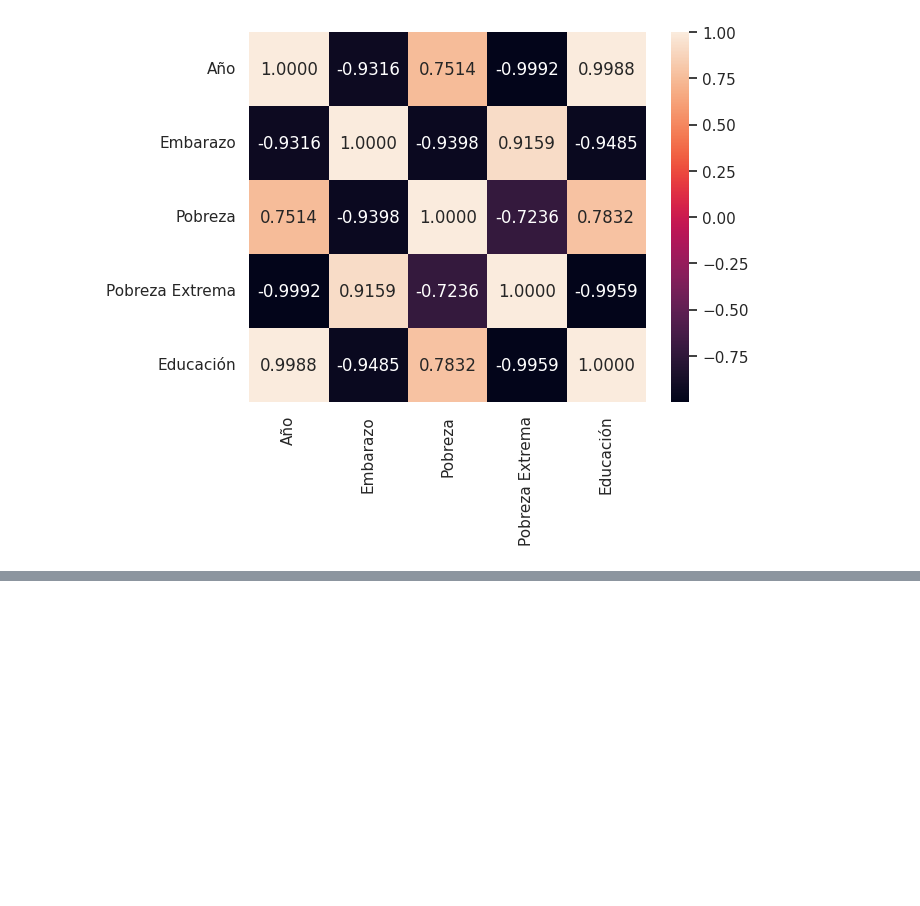
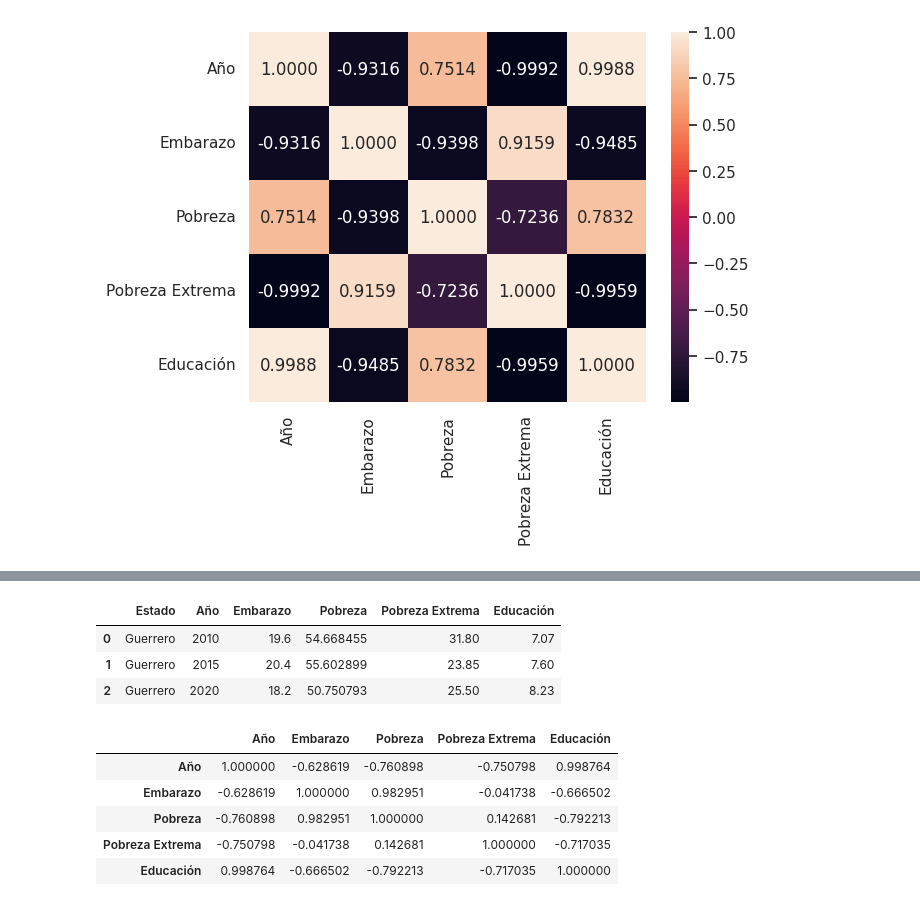
Before and after one commit to SaraElizabethGarciaCajero/Proyecto-ASE-I, a Jupyter notebook: EducaciónFemenina_ASE1.ipynb, the cells around one changed output, grey strips where cells are left out. Cells and saved outputs as stored; diff of their text form; code cells hidden in the pictures; blank space fills up the shorter version.

```diff
--- a/EducaciónFemenina_ASE1.ipynb
+++ b/EducaciónFemenina_ASE1.ipynb
@@ -198,0 +184,8 @@ sns.heatmap(df_Corr.corr(), annot=True, fmt='.4f')
+# %%
+df_Corr3=pd.read_excel("Agrupamiento_Guerreo.xlsx", header=0)
+df_Corr3
+# %% [output]
+|  | Estado | Año | Embarazo | Pobreza | Pobreza Extrema | Educación |
+| 0 | Guerrero | 2010 | 19.6 | 54.668455 | 31.80 | 7.07 |
+| 1 | Guerrero | 2015 | 20.4 | 55.602899 | 23.85 | 7.60 |
+| 2 | Guerrero | 2020 | 18.2 | 50.750793 | 25.50 | 8.23 |
@@ -198,0 +197,9 @@ sns.heatmap(df_Corr.corr(), annot=True, fmt='.4f')
+# %%
+df_Corr3.corr()
+# %% [output]
+|  | Año | Embarazo | Pobreza | Pobreza Extrema | Educación |
+| Año | 1.000000 | -0.628619 | -0.760898 | -0.750798 | 0.998764 |
+| Embarazo | -0.628619 | 1.000000 | 0.982951 | -0.041738 | -0.666502 |
+| Pobreza | -0.760898 | 0.982951 | 1.000000 | 0.142681 | -0.792213 |
+| Pobreza Extrema | -0.750798 | -0.041738 | 0.142681 | 1.000000 | -0.717035 |
+| Educación | 0.998764 | -0.666502 | -0.792213 | -0.717035 | 1.000000 |
```
Also changed, not shown: parts of 17 cells of this notebook.
